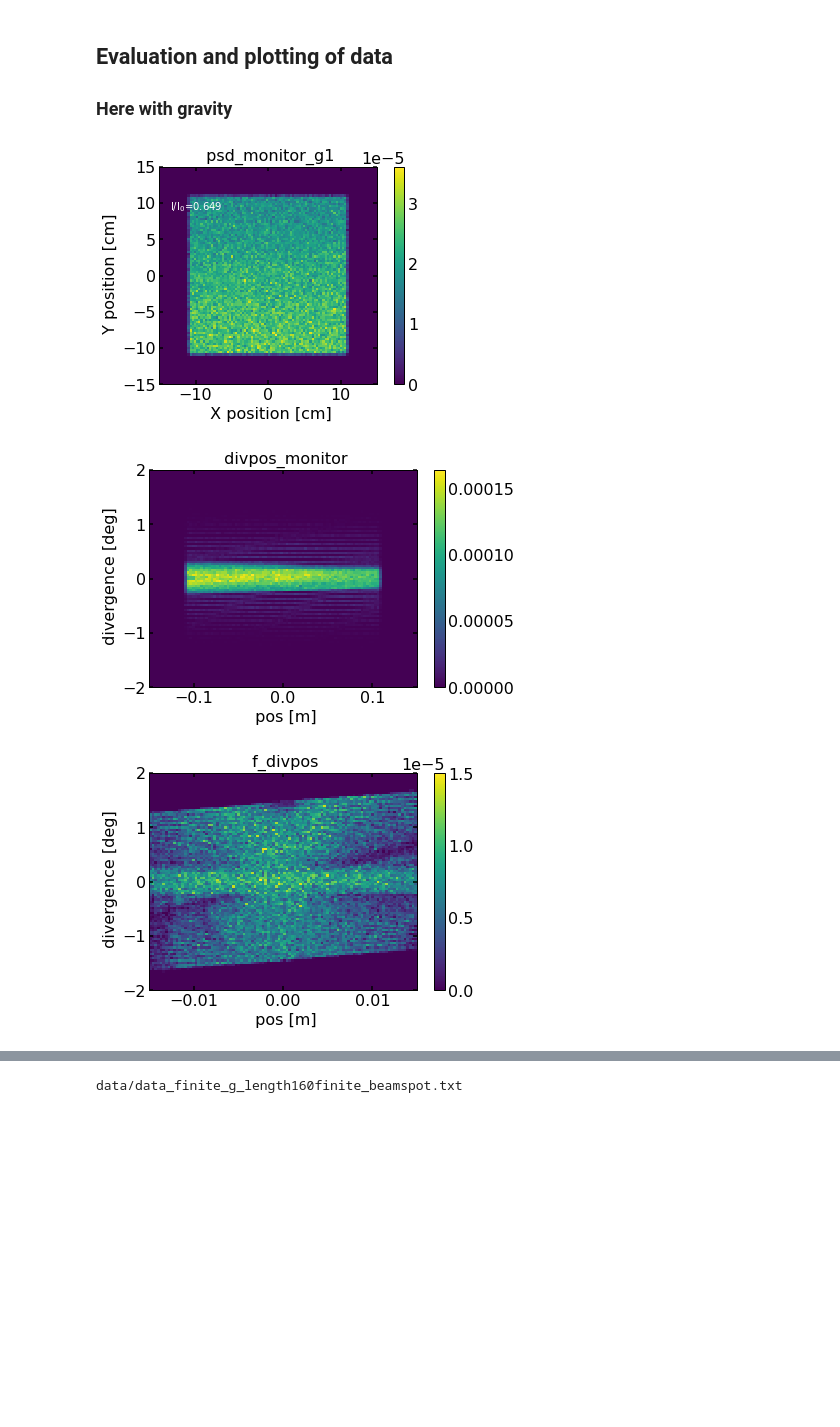
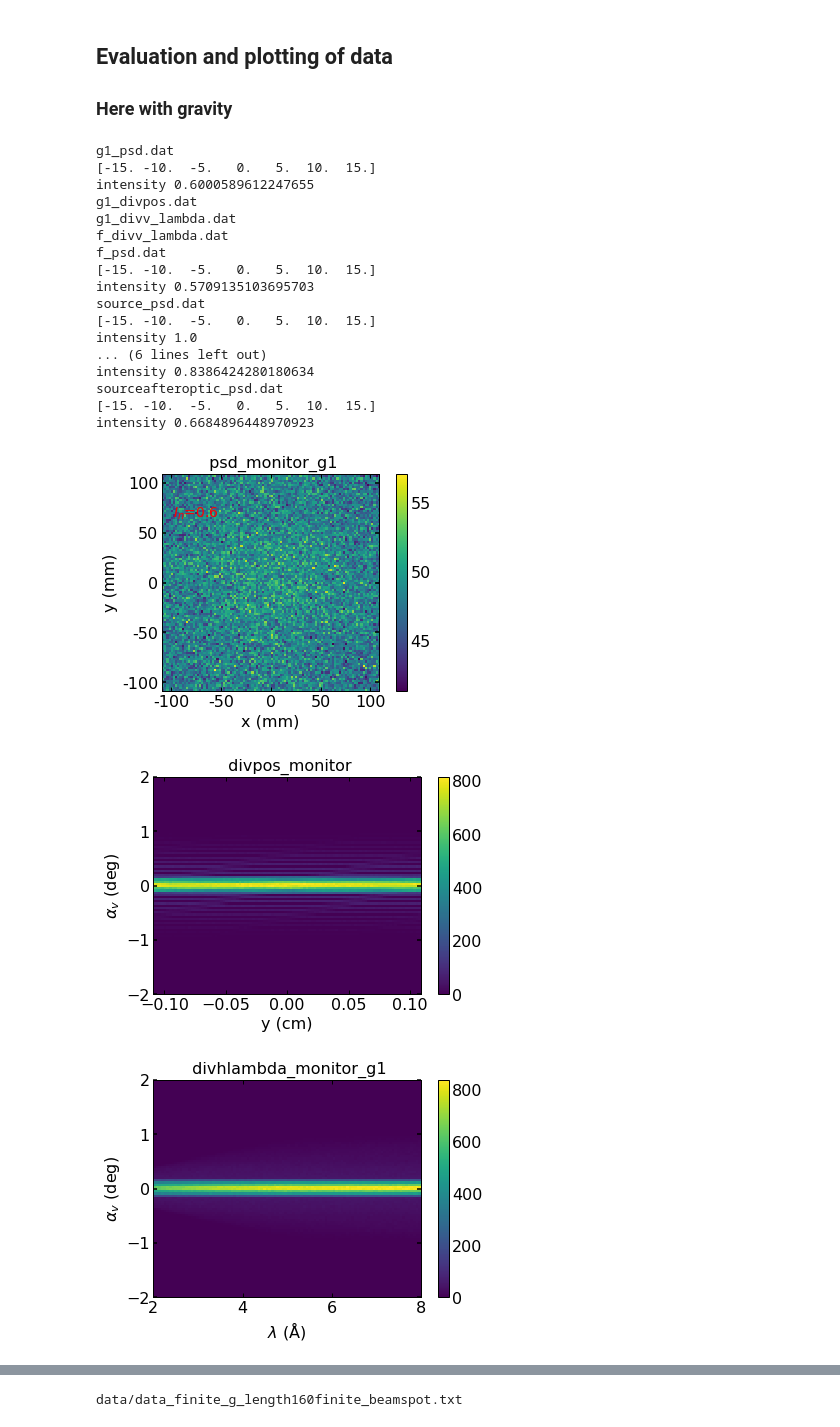
Before and after one commit to christophherb/extraction_parabolic_guide_nested_mirror_paper, a Jupyter notebook: parabolic_extraction.ipynb, the cells around one changed output, grey strips where cells are left out. Saved outputs shown, nothing was run; the diff lists cells and outputs as text; code cells hidden in the pictures; blank space fills up the shorter version.

```diff
--- a/parabolic_extraction.ipynb
+++ b/parabolic_extraction.ipynb
@@ -55,19 +55,70 @@ with open('data/meta_data_{}_g_length{}.txt'.format('finite' if pd['g'] else 'ze
 # %%
 with open('data/data_zero_g_length160.txt', 'rb') as file:
     image_data = pickle.load(file)
 with open('data/meta_data_zero_g_length160.txt', 'rb') as file:
     meta_dict = pickle.load(file)
 
 #Monitor directly after the source serves as normalizing value for intensity data
-norm = np.sum(image_data['source_psd.dat'])
+#norm = np.sum(image_data['source_psd.dat'])
+
 images = sim.plot_last_images(meta_dicts=meta_data, image_data_dicts=image_data )
+norm = image_data['source_psd.dat']
+meta_dict = image_metadata
 for key in images.keys():
-    if 'psd' in key:
-        fig, ax = images[key]
-        rect = patches.Rectangle((-source_width/2, -source_width/2), source_width, source_width, linewidth=1, edgecolor='r', facecolor='none')
-        ax.add_patch(rect)
-        ax.text(0.05, 0.8, 'I/I$_0$={:.3}'.format(np.sum(image_data[key])/norm), transform=ax.transAxes, color='white')
+    print(key)
+    fig, ax = images[key]
+    if 'psd.' in key or '_psd_' in key:
+        ax.set_ylabel(r'y (mm)')
+        ax.set_xlabel(r'x (mm)')
+        print(ax.get_yticks())
+        ax.set_xticks(ax.get_yticks()[1:-1])
+        ax.set_xticklabels([int(round(k*10)) for k in ax.get_xticks()])
+        ax.set_yticklabels([int(round(k*10)) for k in ax.get_yticks()])
+        width = norm.shape[1]
+        print('intensity', np.sum(image_data[key][:width])/np.sum(norm[:width]))
+        ratio = sim.compare_image_intensities(image_data[key][:width], norm[:width])
+        ax.text(0.05, 0.8, '$I_n$={:.3}'.format(ratio), transform=ax.transAxes, color='red', fontsize=14)
+
+    elif 'zoom' in key:
+        ax.set_ylabel(r'y (mm)')
+        ax.set_xlabel(r'x (mm)')
+        ax.set_xticks(ax.get_yticks())
+        ax.set_xticklabels([int(round(k*10)) for k in ax.get_xticks()])
+        ax.set_yticklabels([int(round(k*10)) for k in ax.get_yticks()])
+
+        #rect = patches.Rectangle((-source_width/2, -source_width/2), source_width, source_width, linewidth=1, edgecolor='r', facecolor='none')
+        #ax.add_patch(rect)
+        width = norm.shape[1]
+        print('intensity', np.sum(image_data[key][:width])/np.sum(norm[:width]))
+        ratio = sim.compare_image_intensities(image_data[key][:width], norm[:width])
+        ax.text(0.05, 0.8, '$I_n$={:.3}'.format(ratio), transform=ax.transAxes, color='red', fontsize=14)
+
+    ylabel = ax.get_ylabel()
+    if 'divergence' in ylabel:
+        ax.set_ylabel(r'$\alpha_v$ (deg)')
+    if 'avelength' in ax.get_xlabel():
+        ax.set_xlabel(r'$\lambda\ (\mathrm{\AA})$ ')
+    if 'pos' in ax.get_xlabel():
+        ax.set_xlabel(r'y (cm)')
+    fig.savefig('figures/{}_{}gravity.pdf'.format(key.split('.')[0], 'zero' if float(meta_dict[key][' g']) == 0 else 'finite'))
 # %% [output]
+g1_psd.dat
+[-15. -10.  -5.   0.   5.  10.  15.]
+intensity 0.6000589612247655
+g1_divpos.dat
+g1_divv_lambda.dat
+f_divv_lambda.dat
+f_psd.dat
+[-15. -10.  -5.   0.   5.  10.  15.]
+intensity 0.5709135103695703
+source_psd.dat
+[-15. -10.  -5.   0.   5.  10.  15.]
+intensity 1.0
+... (6 lines left out)
+intensity 0.8386424280180634
+sourceafteroptic_psd.dat
+[-15. -10.  -5.   0.   5.  10.  15.]
+intensity 0.6684896448970923
-[figure, old version]
+[figure, new version]
-[figure, old version]
+[figure, new version]
-[figure, old version]
+[figure, new version]
```
Also changed, not shown: parts of 13 cells of this notebook, 18 other files.
